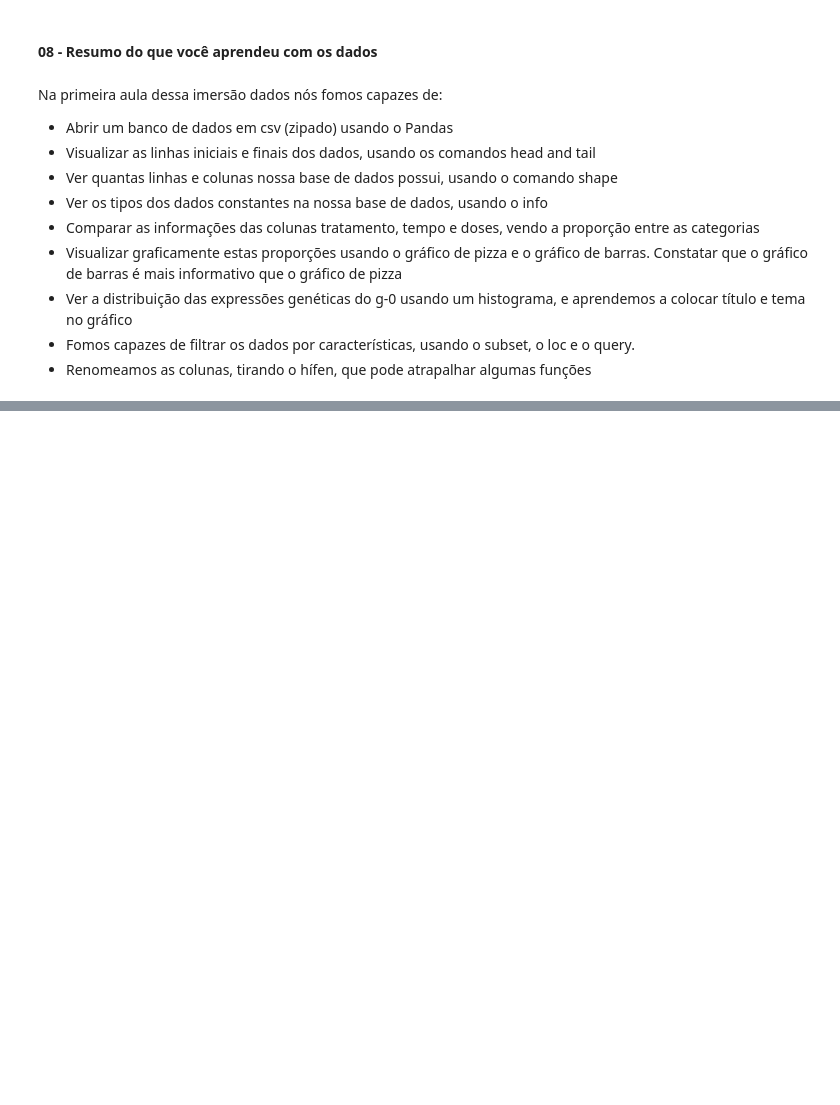
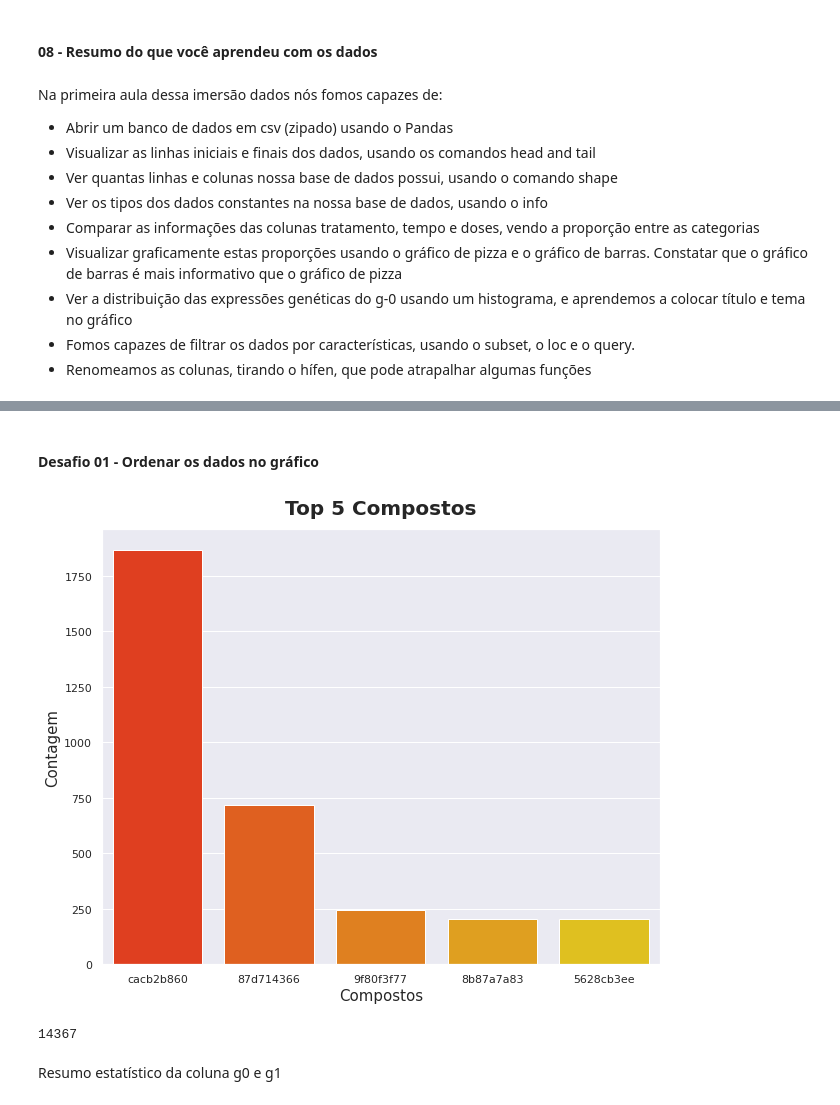
Before and after one commit to ClarisseAlvarenga/Imersao_Alura_3_edicao, a Jupyter notebook: Imersão_Dados_III_Alura_Clarisse.ipynb, the cells around one changed output, grey strips where cells are left out. Cells and saved outputs as stored; diff of their text form; code cells hidden in the pictures; blank space fills up the shorter version.

```diff
--- a/Imersão_Dados_III_Alura_Clarisse.ipynb
+++ b/Imersão_Dados_III_Alura_Clarisse.ipynb
@@ -275,0 +284,7 @@ Na primeira aula dessa imersão dados nós fomos capazes de:
+# %%
+#renomeando a coluna "droga"
+mapa  = {
+    "droga":"composto"
+}
+#alterando permanentemente o nome da coluna
+dados.rename(columns=mapa, inplace=True)
@@ -275,0 +294,27 @@ Na primeira aula dessa imersão dados nós fomos capazes de:
+# %%
+#retornando os compostos com maior frequencia no dataframe
+compostos_top5 = dados.query('composto in @cod_compostos')
+# %% [markdown]
+#### **Desafio 01 - Ordenar os dados no gráfico**
+# %%
+#ordenando os dados
+order = dados.composto.value_counts().index[:5]
+# %%
+#definindo a área do gráfico
+plt.figure(figsize=(10,8))
+#criando o plot e mudando as cores
+ax = sns.countplot(data = compostos_top5, x='composto', order=order, palette='autumn')
+#inserindo o título, com fonte tamanho 20 e negrito com 15px de espaçamento
+ax.set_title('Top 5 Compostos', fontdict={'fontsize':20, 'fontweight': 'bold'},pad=15)
+#inserindo o rótulo do eixo y, com tamanho de fonte 15
+ax.set_ylabel('Contagem', fontdict={'fontsize':15})
+#inserindo o rótulo do eixo x, com tamanho de fonte 15
+ax.set_xlabel('Compostos', fontdict={'fontsize':15});
+# %% [output]
+[figure, added]
+# %%
+len(dados.g0.unique())
+# %% [output]
+14367
+# %% [markdown]
+Resumo estatístico da coluna g0 e g1
```
Also changed, not shown: parts of 35 cells of this notebook.
